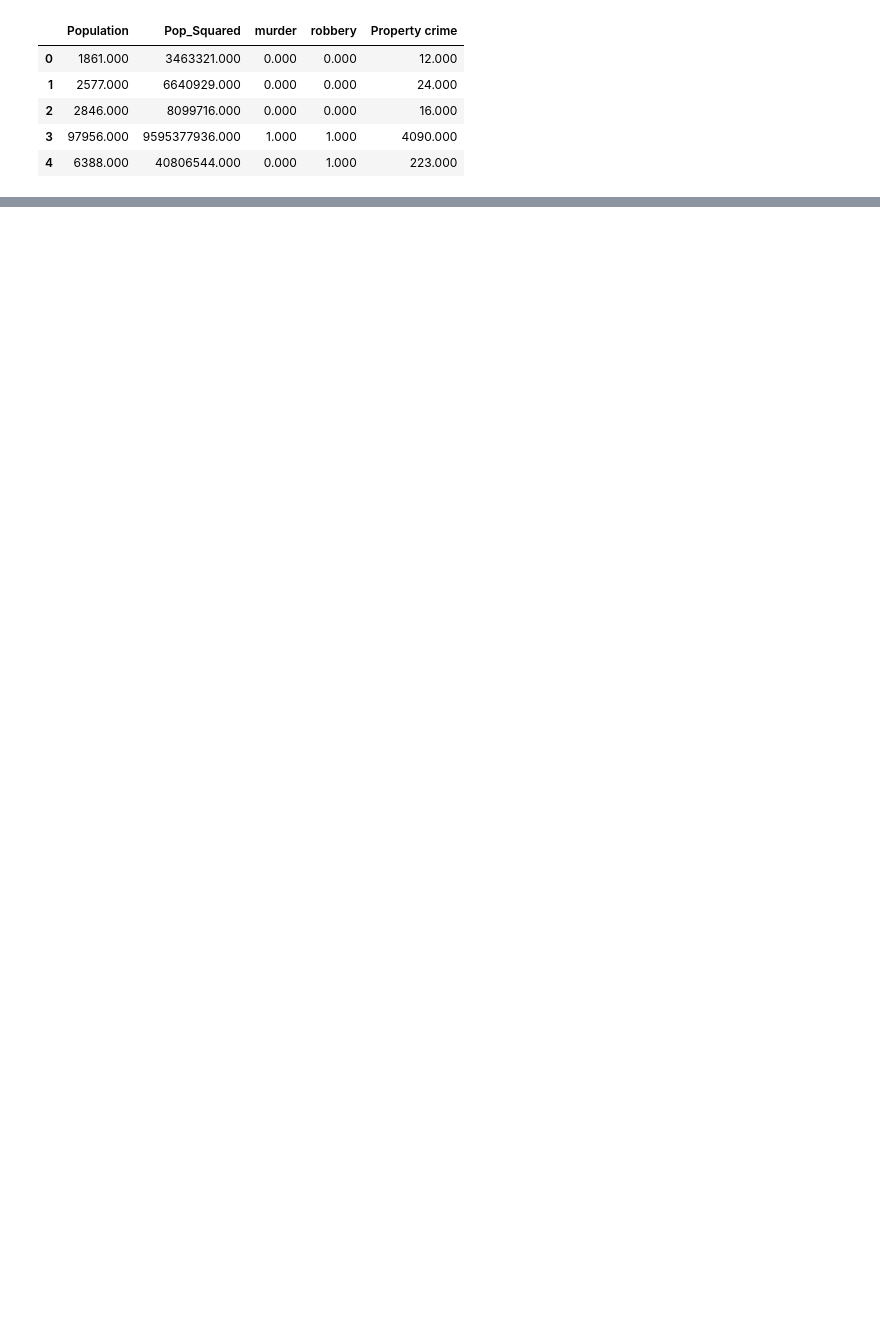
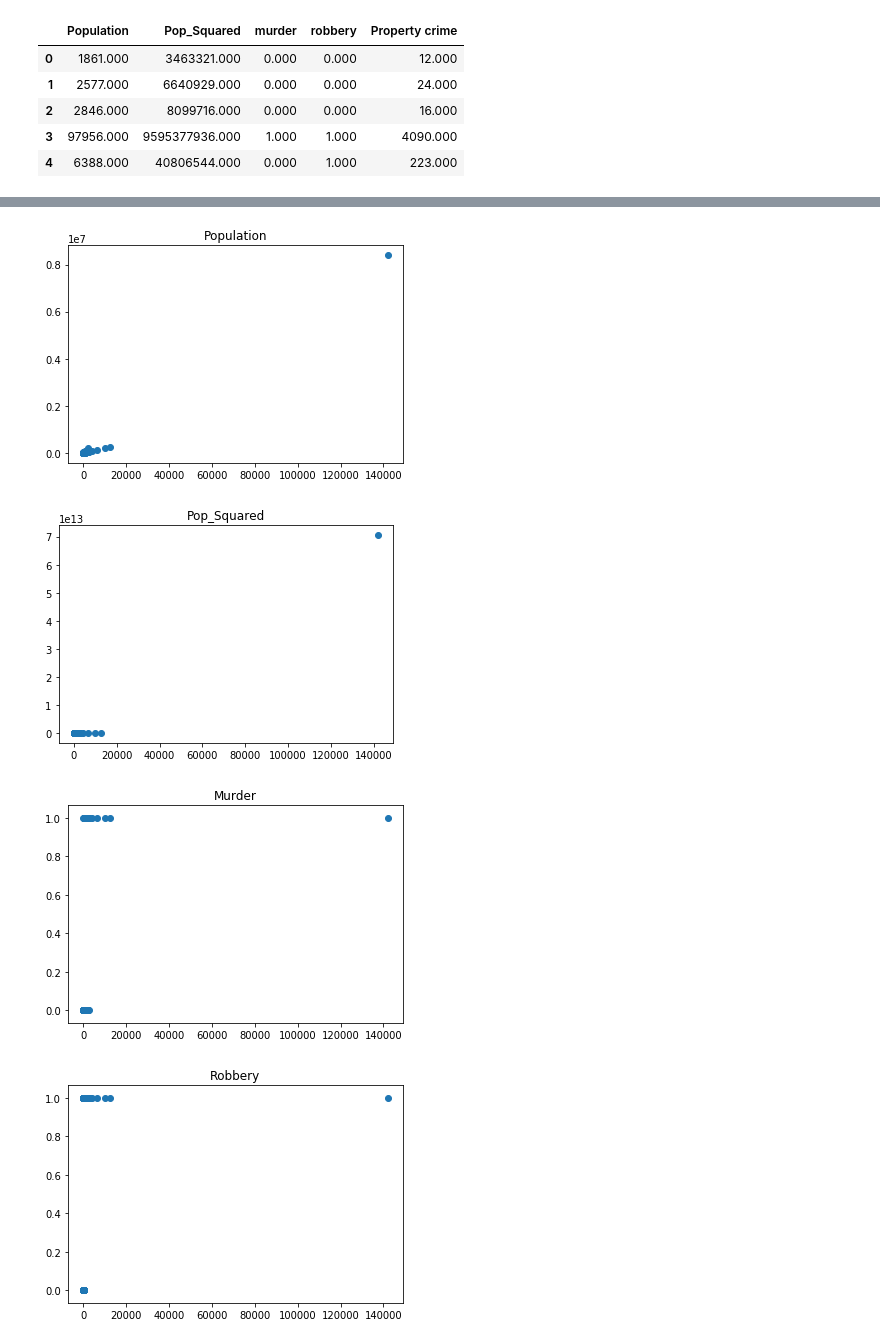
Before and after one commit to jtillis0317/Drills-and-Projects, a Jupyter notebook: Drill - Prepare the Data - Unit 2, Lesson 4, Project 2.ipynb, the cells around one changed output, grey strips where cells are left out. Saved outputs shown, nothing was run; the diff lists cells and outputs as text; code cells hidden in the pictures; blank space fills up the shorter version.

```diff
--- a/Drill - Prepare the Data - Unit 2, Lesson 4, Project 2.ipynb
+++ b/Drill - Prepare the Data - Unit 2, Lesson 4, Project 2.ipynb
@@ -233,0 +253,2 @@ features.head()
+# %%
+features = features.dropna()
@@ -233,0 +274,28 @@ features.head()
+# %%
+#exploring assumption #1: Linear Relationships
+
+outcome = features["Property\ncrime"]
+
+plt.scatter(outcome, features["Population"])
+plt.title("Population")
+plt.show()
+
+plt.scatter(outcome, features["Pop_Squared"])
+plt.title("Pop_Squared")
+plt.show()
+
+plt.scatter(outcome, features["murder"])
+plt.title("Murder")
+plt.show()
+
+plt.scatter(outcome, features["robbery"])
+plt.title("Robbery")
+plt.show()
+
+#Conclusion: datapoint where the population is higher than 200,000 is an outlier
+#and is causing the data not to have a linear relationship
+# %% [output]
+[figure, added]
+[figure, added]
+[figure, added]
+[figure, added]
```
Also changed, not shown: parts of 54 cells of this notebook.
